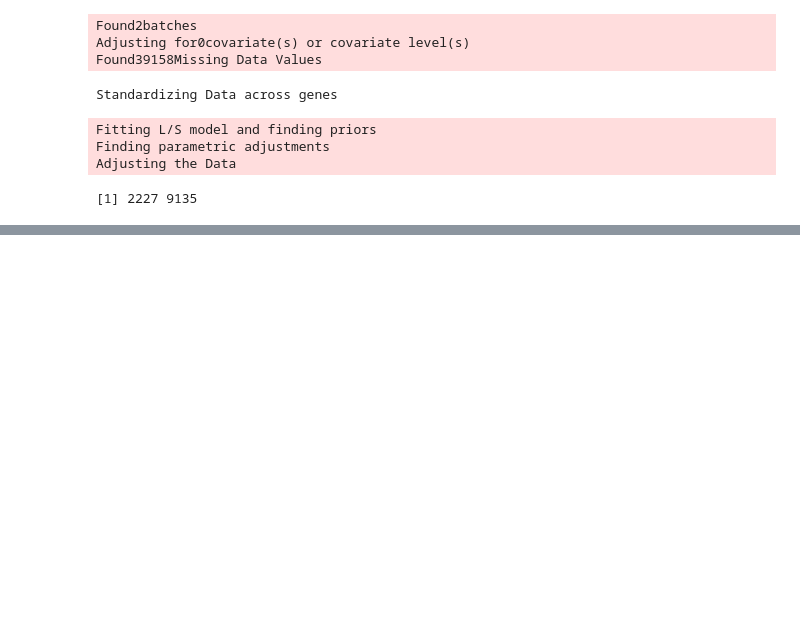
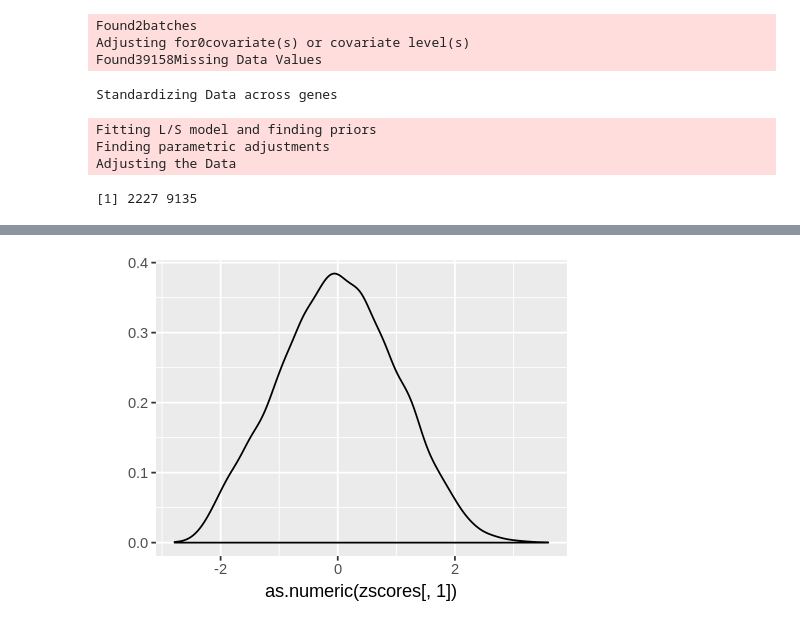
Before and after one commit to Gibbsdavidl/Immune-Subtype-Clustering, a Jupyter notebook: Notebooks/Call_immune_subtypes_on_new_data.ipynb, the cells around one changed output, grey strips where cells are left out. Cells and saved outputs as stored; diff of their text form; code cells hidden in the pictures; blank space fills up the shorter version.

```diff
--- a/Notebooks/Call_immune_subtypes_on_new_data.ipynb
+++ b/Notebooks/Call_immune_subtypes_on_new_data.ipynb
@@ -215,8 +212,8 @@ source('../Scripts/ImmuneSigs68_function.R')
 # %%
 
 ### compute scores.
-datScores <- ImmuneSigs_function(combat_edata, sigs1_2_eg2,sigs12_weighted_means,
+scores <- ImmuneSigs_function(combat_edata, sigs1_2_eg2,sigs12_weighted_means,
                                  sigs12_module_weights,sigs1_2_names2,sigs1_2_type2)
 
-print(dim(datScores))
-datScores[1:5,1:5]
+print(dim(scores))
+scores[1:5,1:5]
@@ -223,19 +235,21 @@ datScores[1:5,1:5]
 # %%
-# in the scripts we did batch correction
 
-source('../Scripts/signature_mclust_ensemble.R')
+
+source('../shiny-app/Immune-Subtype-Clustering/src/signature_mclust_ensemble.R')
 
 # and load the models trained on TCGA data #
 load('../shiny-app/Immune-Subtype-Clustering/data/wolf_set_slim1.rda')
 
 zscore.cols2<-function(x){
     return((apply(x, 2, function(x) (x - median(na.omit(x)))/sd(na.omit(x)))))
 }
 
 
 # and we subset the 5 scores used in clustering
 idx <- c("LIexpression_score", "CSF1_response", "TGFB_score_21050467", "Module3_IFN_score", "CHANG_CORE_SERUM_RESPONSE_UP")
 scores <- t(scores[idx,])
 zscores <- zscore.cols2(scores)
 
 qplot(as.numeric(zscores[,1]), geom='density')
+# %% [output]
+[figure, added]
```
Also changed, not shown: parts of 18 cells of this notebook, 1 other file.
